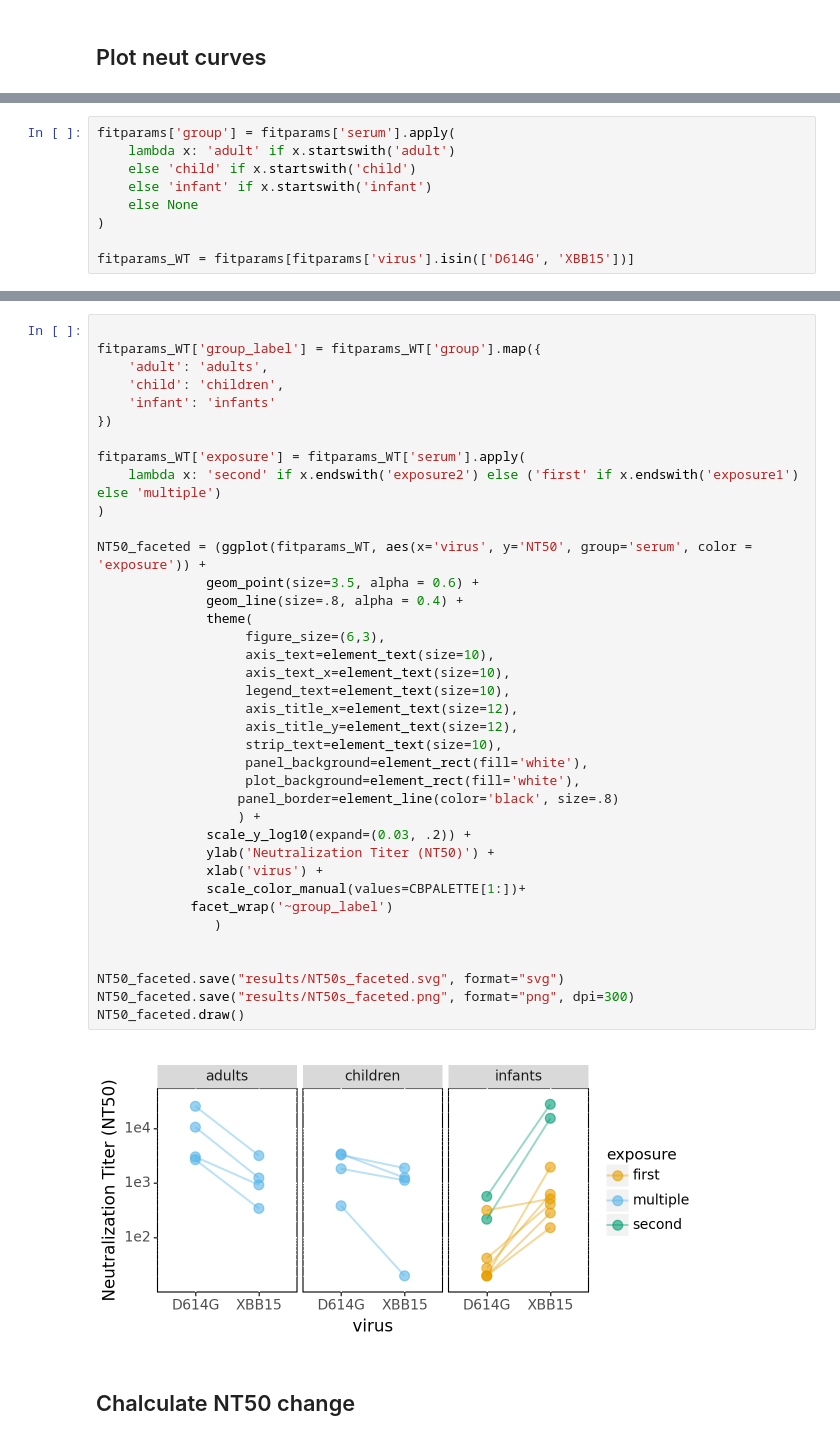
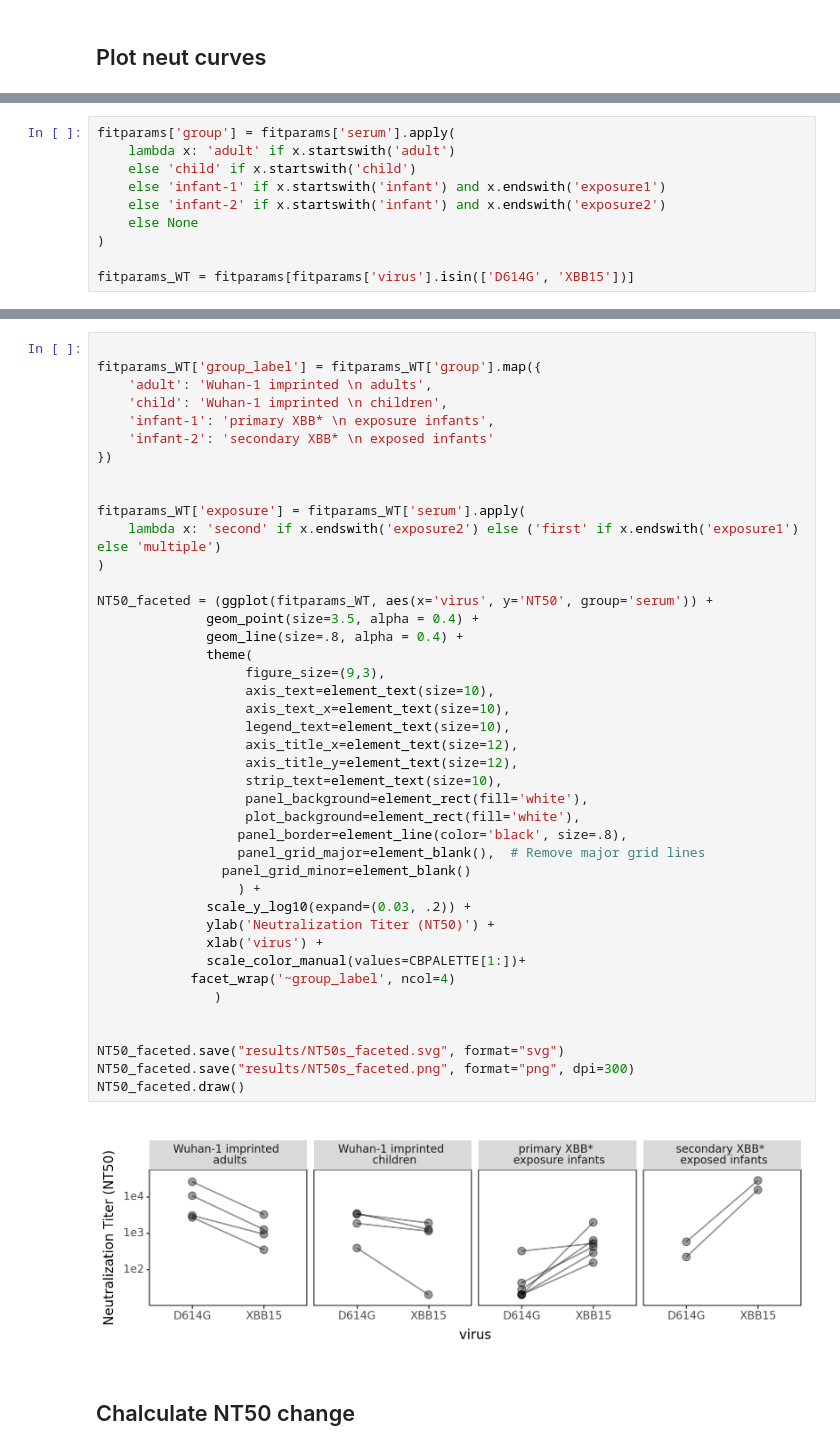
Before and after one commit to dms-vep/SARS-CoV-2_XBB.1.5_spike_DMS_infant_sera, a Jupyter notebook: validation_notebooks/validation_neuts_all.ipynb, the cells around one changed output, grey strips where cells are left out. Cells and saved outputs as stored; diff of their text form.

Commit message:
update validation plots (#4)

```diff
--- a/validation_notebooks/validation_neuts_all.ipynb
+++ b/validation_notebooks/validation_neuts_all.ipynb
@@ -121,7 +122,8 @@ fig.savefig(f'{resultsdir}/{plotfile_png}', bbox_inches='tight')
 fitparams['group'] = fitparams['serum'].apply(
     lambda x: 'adult' if x.startswith('adult')
     else 'child' if x.startswith('child')
-    else 'infant' if x.startswith('infant')
+    else 'infant-1' if x.startswith('infant') and x.endswith('exposure1')
+    else 'infant-2' if x.startswith('infant') and x.endswith('exposure2')
     else None
 )
 
@@ -157,43 +159,47 @@ NT50.draw()
 # %%
 
 fitparams_WT['group_label'] = fitparams_WT['group'].map({
-    'adult': 'adults',
-    'child': 'children',
-    'infant': 'infants'
+    'adult': 'Wuhan-1 imprinted \n adults',
+    'child': 'Wuhan-1 imprinted \n children',
+    'infant-1': 'primary XBB* \n exposure infants',
+    'infant-2': 'secondary XBB* \n exposed infants'
 })
+
 
 fitparams_WT['exposure'] = fitparams_WT['serum'].apply(
     lambda x: 'second' if x.endswith('exposure2') else ('first' if x.endswith('exposure1') else 'multiple')
 )
 
-NT50_faceted = (ggplot(fitparams_WT, aes(x='virus', y='NT50', group='serum', color = 'exposure')) +
-              geom_point(size=3.5, alpha = 0.6) +
+NT50_faceted = (ggplot(fitparams_WT, aes(x='virus', y='NT50', group='serum')) +
+              geom_point(size=3.5, alpha = 0.4) +
               geom_line(size=.8, alpha = 0.4) +
               theme(
-                   figure_size=(6,3),
+                   figure_size=(9,3),
                    axis_text=element_text(size=10),
                    axis_text_x=element_text(size=10),
                    legend_text=element_text(size=10),
                    axis_title_x=element_text(size=12),
                    axis_title_y=element_text(size=12),
                    strip_text=element_text(size=10),
                    panel_background=element_rect(fill='white'),
                    plot_background=element_rect(fill='white'),
-                  panel_border=element_line(color='black', size=.8)
+                  panel_border=element_line(color='black', size=.8),
+                  panel_grid_major=element_blank(),  # Remove major grid lines
+                panel_grid_minor=element_blank()
                   ) +
               scale_y_log10(expand=(0.03, .2)) +
               ylab('Neutralization Titer (NT50)') +
               xlab('virus') +
               scale_color_manual(values=CBPALETTE[1:])+
-            facet_wrap('~group_label')
+            facet_wrap('~group_label', ncol=4)
                )
 
 
 NT50_faceted.save("results/NT50s_faceted.svg", format="svg")
 NT50_faceted.save("results/NT50s_faceted.png", format="png", dpi=300)
 NT50_faceted.draw()
 # %% [output]
-[figure, old version]
+[figure, new version]
 # %% [markdown]
 ## Chalculate NT50 change
 # %%
```
Also changed, not shown: parts of 8 cells of this notebook, 10 other files.
